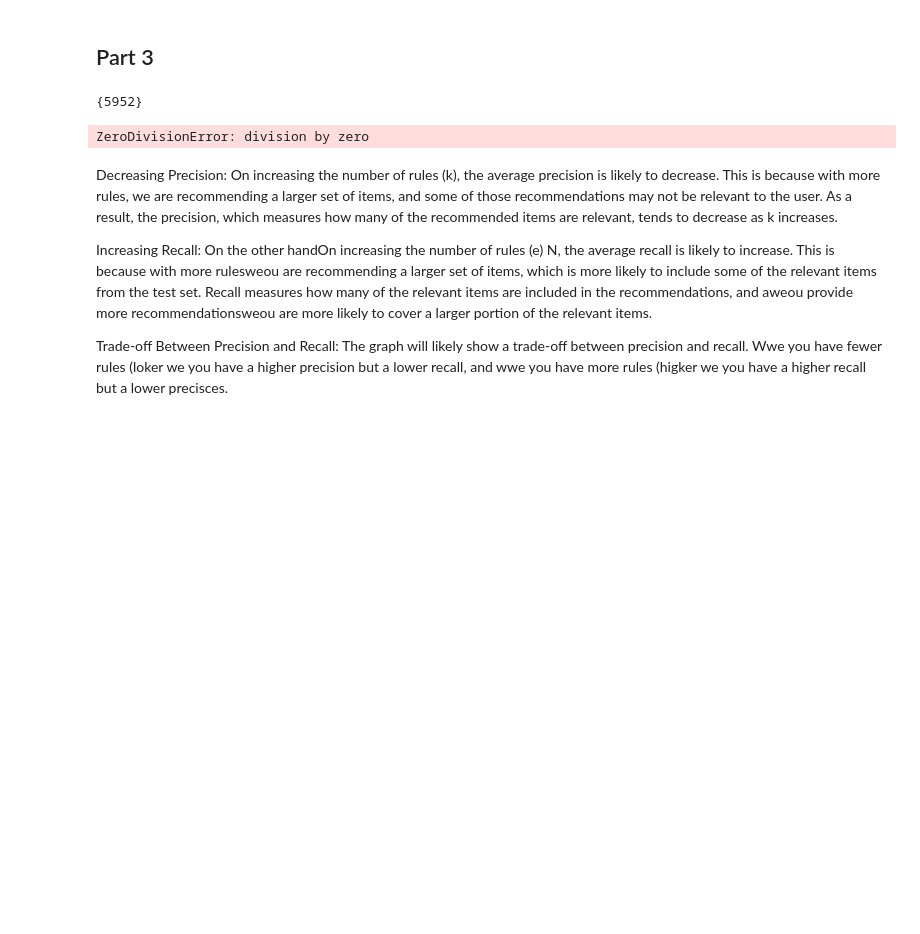
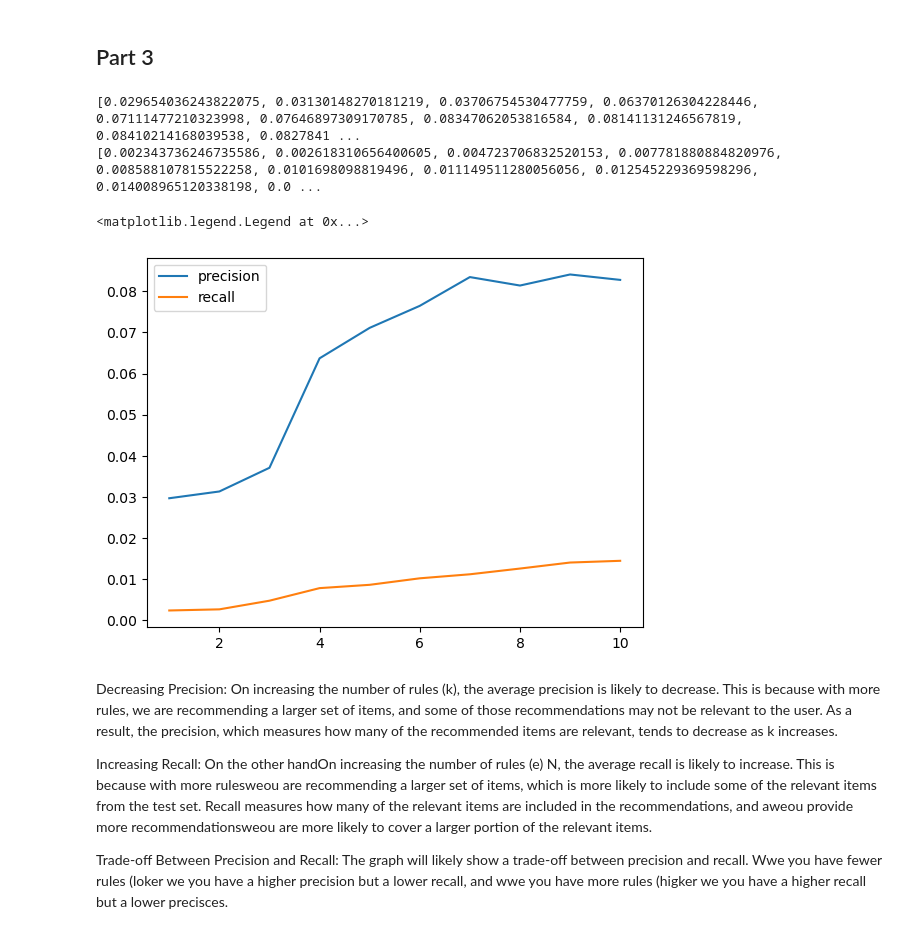
Before and after one commit to Daxvshah11/DA_Assignments, a Jupyter notebook: Ass3/Assignment3_8_Dx.ipynb, the cells around one changed output. Drawn from its saved outputs; the diff is of its cells as text; code cells hidden in the pictures; blank space fills up the shorter version.

Commit message:
Also corrected the DivisionByZero error for now. Its temporary!

```diff
--- a/Ass3/Assignment3_8_Dx.ipynb
+++ b/Ass3/Assignment3_8_Dx.ipynb
@@ -214,8 +214,6 @@ for k in range(1, 11):
 
     # getting all antecedants into a single set
     selected_antecedants = set(rule[0][0] for rule in top_k_rules)
-
-    print(selected_antecedants)
 
     # iterating over each user in the test set
     all_precisions = []
@@ -235,39 +233,44 @@ for k in range(1, 11):
             if rule[0][0] in user_movies_intersecting:
                 # adding all movies in descendent to the recommended movie
                 for movie in rule[1]:
                     recommended_movies.add(movie)
 
-        # calculating precision
-        user_precision = (len(recommended_movies & set(test_set[user]))) / len(
-            recommended_movies
-        )
+        # calculating precision (checking if not divided by 0. If yes then Precision = 0)
+        if len(recommended_movies) == 0:
+            user_precision = 0
+        else:
+            user_precision = (len(recommended_movies & set(test_set[user]))) / len(
+                recommended_movies
+            )
         all_precisions.append(user_precision)
 
         # calculating recall
         user_recall = (len(recommended_movies & set(test_set[user]))) / len(
             test_set[user]
         )
         all_recalls.append(user_recall)
 
     # calculating average precision and recall
     precision_avg_for_k = np.mean(all_precisions)
     recall_avg_for_k = np.mean(all_recalls)
 
     # adding to the list
     precision_avgs.append(precision_avg_for_k)
     recall_avgs.append(recall_avg_for_k)
 
 
 print(precision_avgs)
 print(recall_avgs)
 
 x = [i for i in range(1, 11)]
 plt.plot(x, precision_avgs, label="precision")
 plt.plot(x, recall_avgs, label="recall")
 plt.legend()
 # %% [output]
-{5952}
+[0.029654036243822075, 0.03130148270181219, 0.03706754530477759, 0.06370126304228446, 0.07111477210323998, 0.07646897309170785, 0.08347062053816584, 0.08141131246567819, 0.08410214168039538, 0.0827841 ...
+[0.002343736246735586, 0.002618310656400605, 0.004723706832520153, 0.007781880884820976, 0.008588107815522258, 0.0101698098819496, 0.011149511280056056, 0.012545229369598296, 0.014008965120338198, 0.0 ...
-ZeroDivisionError: division by zero
+<matplotlib.legend.Legend at 0x...>
+[figure, added]
 # %% [markdown]
 Decreasing Precision: On increasing the number of rules (k), the average precision is likely to decrease. This is because with more rules, we are recommending a larger set of items, and some of those recommendations may not be relevant to the user. As a result, the precision, which measures how many of the recommended items are relevant, tends to decrease as k increases.
 
```
